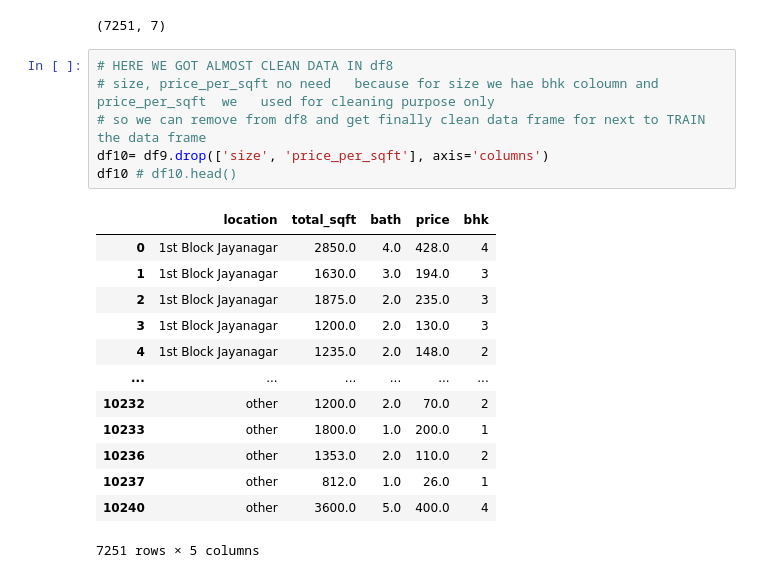
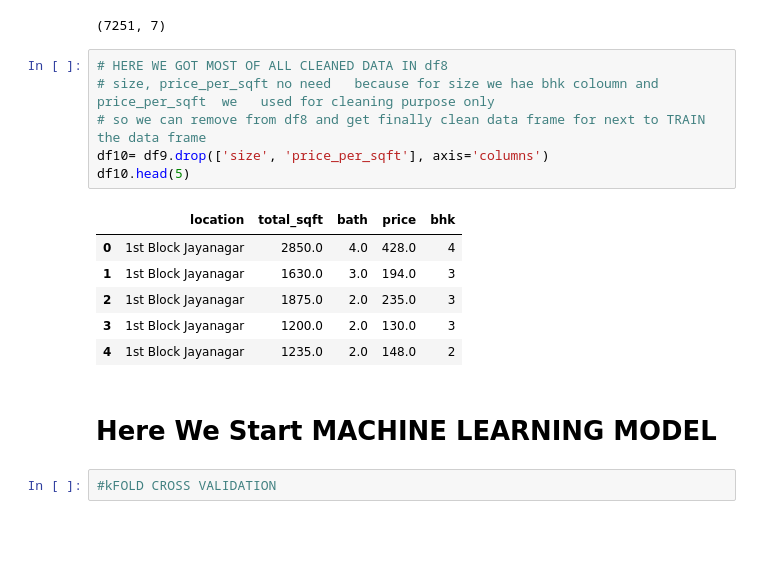
Before and after one commit to sanjaytejasvee/MyProjects, a Jupyter notebook: PropertyCostPrediction.ipynb, the cells around one changed output. Drawn from its saved outputs; the diff is of its cells as text; blank space fills up the shorter version.

```diff
--- a/PropertyCostPrediction.ipynb
+++ b/PropertyCostPrediction.ipynb
@@ -416,22 +429,19 @@ df9.shape
 # %% [output]
 (7251, 7)
 # %%
-# HERE WE GOT ALMOST CLEAN DATA IN df8
+# HERE WE GOT MOST OF ALL CLEANED DATA IN df8
 # size, price_per_sqft no need   because for size we hae bhk coloumn and price_per_sqft  we   used for cleaning purpose only
 # so we can remove from df8 and get finally clean data frame for next to TRAIN the data frame
 df10= df9.drop(['size', 'price_per_sqft'], axis='columns')
-df10 # df10.head()
+df10.head(5)
 # %% [output]
 |  | location | total_sqft | bath | price | bhk |
 | 0 | 1st Block Jayanagar | 2850.0 | 4.0 | 428.0 | 4 |
 | 1 | 1st Block Jayanagar | 1630.0 | 3.0 | 194.0 | 3 |
 | 2 | 1st Block Jayanagar | 1875.0 | 2.0 | 235.0 | 3 |
 | 3 | 1st Block Jayanagar | 1200.0 | 2.0 | 130.0 | 3 |
 | 4 | 1st Block Jayanagar | 1235.0 | 2.0 | 148.0 | 2 |
-| ... | ... | ... | ... | ... | ... |
-| 10232 | other | 1200.0 | 2.0 | 70.0 | 2 |
-| 10233 | other | 1800.0 | 1.0 | 200.0 | 1 |
-| 10236 | other | 1353.0 | 2.0 | 110.0 | 2 |
-| 10237 | other | 812.0 | 1.0 | 26.0 | 1 |
-| 10240 | other | 3600.0 | 5.0 | 400.0 | 4 |
-7251 rows × 5 columns
+# %% [markdown]
+# Here We Start MACHINE LEARNING MODEL
+# %%
+#kFOLD CROSS VALIDATION
```
Also changed, not shown: parts of 42 cells of this notebook.
